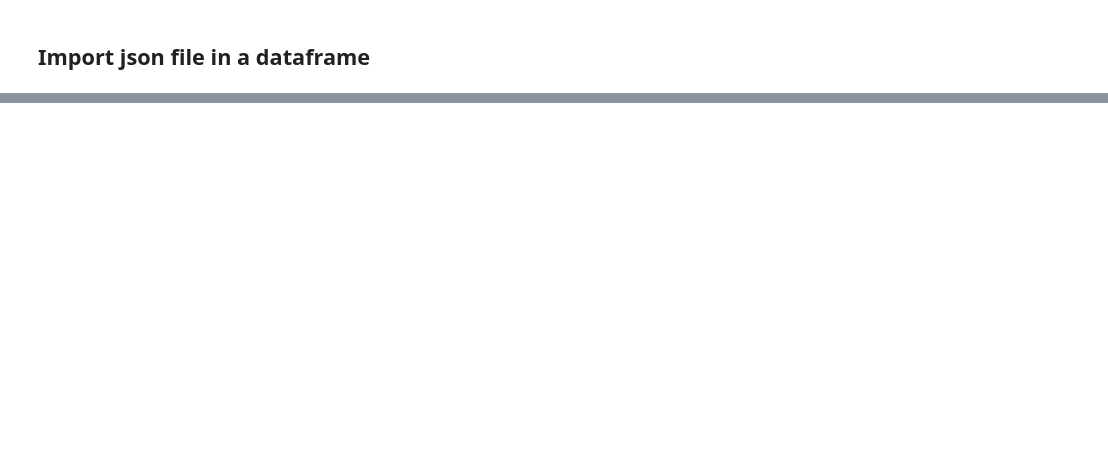
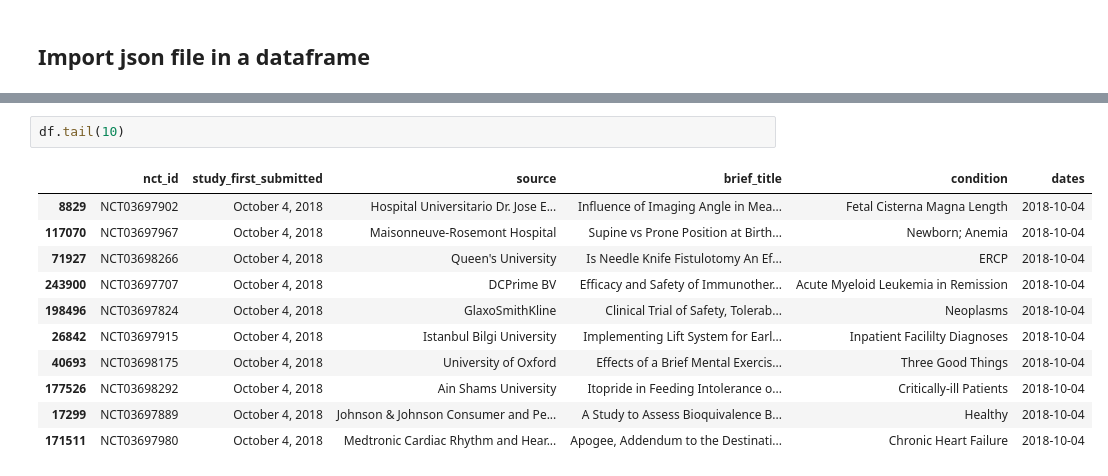
Before and after one commit to cmdelaserna/clinical-trials, a Jupyter notebook: mvp/notebooks/Parse all xml files.ipynb, the cells around one changed output, grey strips where cells are left out. Saved outputs shown, nothing was run; the diff lists cells and outputs as text; blank space fills up the shorter version.

```diff
--- a/mvp/notebooks/Parse all xml files.ipynb
+++ b/mvp/notebooks/Parse all xml files.ipynb
@@ -214,0 +266,14 @@ df
+# %%
+df.tail(10)
+# %% [output]
+|  | nct_id | study_first_submitted | source | brief_title | condition | dates |
+| 8829 | NCT03697902 | October 4, 2018 | Hospital Universitario Dr. Jose E... | Influence of Imaging Angle in Mea... | Fetal Cisterna Magna Length | 2018-10-04 |
+| 117070 | NCT03697967 | October 4, 2018 | Maisonneuve-Rosemont Hospital | Supine vs Prone Position at Birth... | Newborn; Anemia | 2018-10-04 |
+| 71927 | NCT03698266 | October 4, 2018 | Queen's University | Is Needle Knife Fistulotomy An Ef... | ERCP | 2018-10-04 |
+| 243900 | NCT03697707 | October 4, 2018 | DCPrime BV | Efficacy and Safety of Immunother... | Acute Myeloid Leukemia in Remission | 2018-10-04 |
+| 198496 | NCT03697824 | October 4, 2018 | GlaxoSmithKline | Clinical Trial of Safety, Tolerab... | Neoplasms | 2018-10-04 |
+| 26842 | NCT03697915 | October 4, 2018 | Istanbul Bilgi University | Implementing Lift System for Earl... | Inpatient Facililty Diagnoses | 2018-10-04 |
+| 40693 | NCT03698175 | October 4, 2018 | University of Oxford | Effects of a Brief Mental Exercis... | Three Good Things | 2018-10-04 |
+| 177526 | NCT03698292 | October 4, 2018 | Ain Shams University | Itopride in Feeding Intolerance o... | Critically-ill Patients | 2018-10-04 |
+| 17299 | NCT03697889 | October 4, 2018 | Johnson & Johnson Consumer and Pe... | A Study to Assess Bioquivalence B... | Healthy | 2018-10-04 |
+| 171511 | NCT03697980 | October 4, 2018 | Medtronic Cardiac Rhythm and Hear... | Apogee, Addendum to the Destinati... | Chronic Heart Failure | 2018-10-04 |
```
Also changed, not shown: parts of 24 cells of this notebook.
